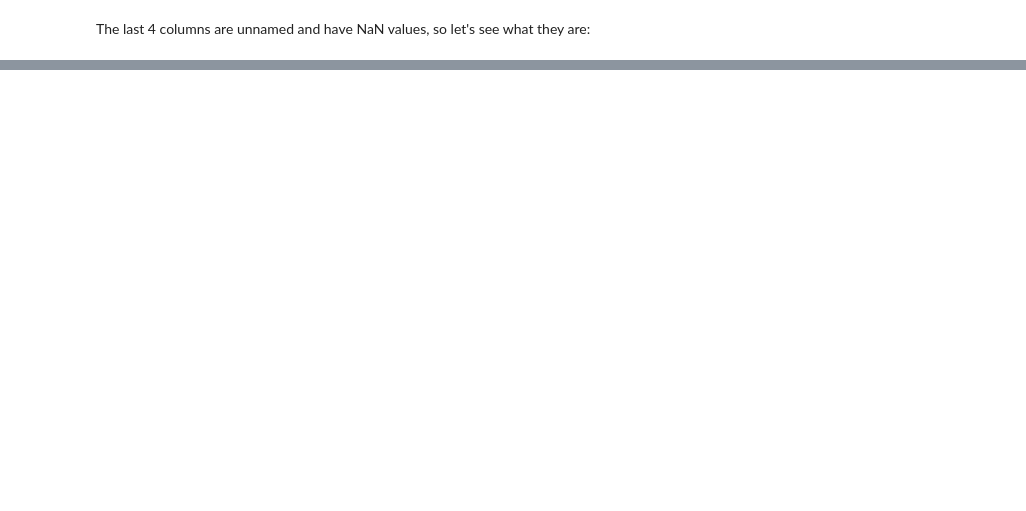
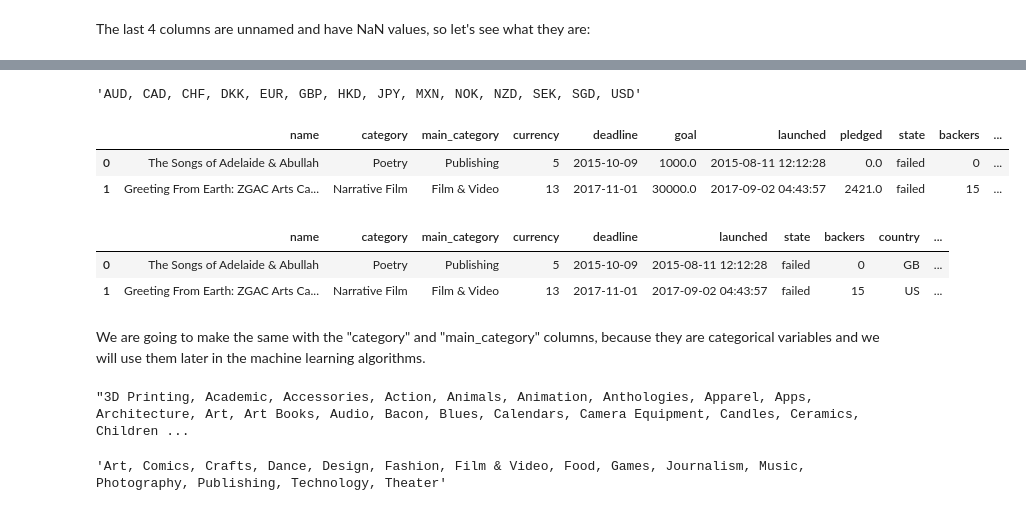
Before and after one commit to xavi-burgos99/kickstarter-projects-analyzer, a Jupyter notebook: analysis.ipynb, the cells around one changed output, grey strips where cells are left out. Drawn from its saved outputs; the diff is of its cells as text; code cells hidden in the pictures; blank space fills up the shorter version.

```diff
--- a/analysis.ipynb
+++ b/analysis.ipynb
@@ -55,0 +230,2 @@ Index: []
+# %%
+new_df = df.copy()
@@ -55,0 +234,19 @@ Index: []
+# %%
+# Remove rows with NaN values in the "name" and "usd pledged" columns
+new_df = new_df.dropna(subset = ['name'])
+new_df = new_df.dropna(subset = ['usd pledged'])
+
+# Remove the "ID" column
+new_df = new_df.drop(['ID'], axis = 1)
+
+# Get the percentage of NaN values in the dataframe
+res = (new_df.isnull().sum() / len(new_df)) * 100
+res = res.apply(lambda x: '{:.2f}%'.format(x))
+res = pd.DataFrame(res, columns = ['NaN values (%)']).T
+display(res)
+
+res = len(df) - len(new_df)
+print('Number of rows removed: {}'.format(res))
+
+res = res / len(df) * 100
+print('Percentage of rows removed: {:.2f}%'.format(res))
@@ -55,0 +270,55 @@ Index: []
+# %%
+# Get current currencies
+currencies = new_df['currency'].value_counts()
+currencies = currencies.index.values
+currencies = sorted(currencies)
+
+# Print the currencies
+res = ', '.join(currencies)
+display(res)
+# %% [output]
+'AUD, CAD, CHF, DKK, EUR, GBP, HKD, JPY, MXN, NOK, NZD, SEK, SGD, USD'
+# %%
+# Convert the "currency" column to an integer column using the "currencies" list
+new_df['currency'] = new_df.apply(lambda x: currencies.index(x['currency']), axis = 1)
+
+# Print 2 first rows of the dataframe
+display(new_df.head(2))
+# %% [output]
+|  | name | category | main_category | currency | deadline | goal | launched | pledged | state | backers | ... |
+| 0 | The Songs of Adelaide & Abullah | Poetry | Publishing | 5 | 2015-10-09 | 1000.0 | 2015-08-11 12:12:28 | 0.0 | failed | 0 | ... |
+| 1 | Greeting From Earth: ZGAC Arts Ca... | Narrative Film | Film & Video | 13 | 2017-11-01 | 30000.0 | 2017-09-02 04:43:57 | 2421.0 | failed | 15 | ... |
+# %%
+# Remove the "goal", "pledged" and "usd pledged" columns
+new_df = new_df.drop(['goal', 'pledged', 'usd pledged'], axis = 1)
+
+# Print 2 first rows of the dataframe
+display(new_df.head(2))
+# %% [output]
+|  | name | category | main_category | currency | deadline | launched | state | backers | country | ... |
+| 0 | The Songs of Adelaide & Abullah | Poetry | Publishing | 5 | 2015-10-09 | 2015-08-11 12:12:28 | failed | 0 | GB | ... |
+| 1 | Greeting From Earth: ZGAC Arts Ca... | Narrative Film | Film & Video | 13 | 2017-11-01 | 2017-09-02 04:43:57 | failed | 15 | US | ... |
+# %% [markdown]
+We are going to make the same with the "category" and "main_category" columns, because they are categorical variables and we will use them later in the machine learning algorithms.
+# %%
+# Get current categories
+categories = new_df['category'].value_counts()
+categories = categories.index.values
+categories = sorted(categories)
+
+# Print the categories
+res = ', '.join(categories)
+display(res)
+# %% [output]
+"3D Printing, Academic, Accessories, Action, Animals, Animation, Anthologies, Apparel, Apps, Architecture, Art, Art Books, Audio, Bacon, Blues, Calendars, Camera Equipment, Candles, Ceramics, Children ...
+# %%
+# Get current main categories
+main_categories = new_df['main_category'].value_counts()
+main_categories = main_categories.index.values
+main_categories = sorted(main_categories)
+
+# Print the main categories
+res = ', '.join(main_categories)
+display(res)
+# %% [output]
+'Art, Comics, Crafts, Dance, Design, Fashion, Film & Video, Food, Games, Journalism, Music, Photography, Publishing, Technology, Theater'
```
Also changed, not shown: parts of 60 cells of this notebook, 3 other files.
